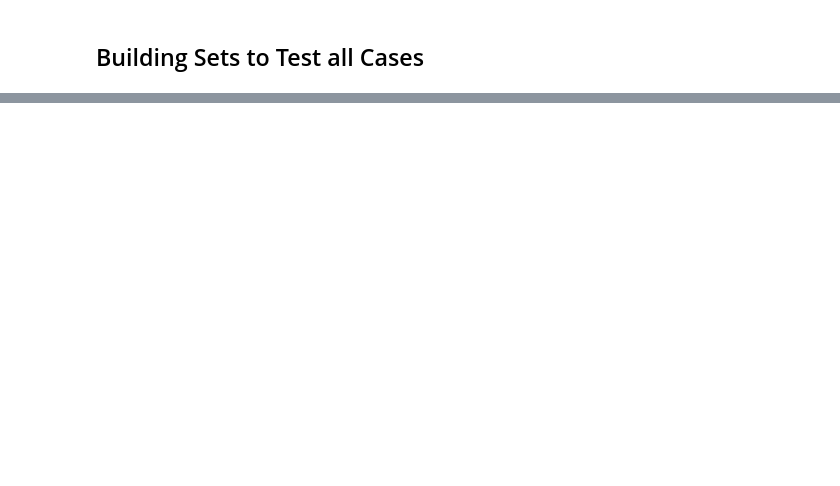
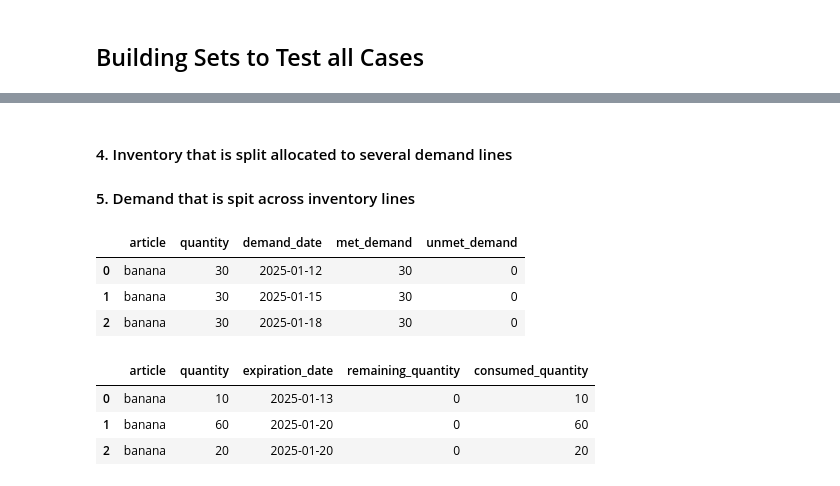
Before and after one commit to werderame/Moon, a Jupyter notebook: FEFO_Mastery/fefo_building_steps.ipynb, the cells around one changed output, grey strips where cells are left out. Drawn from its saved outputs; the diff is of its cells as text; code cells hidden in the pictures; blank space fills up the shorter version.

```diff
--- a/FEFO_Mastery/fefo_building_steps.ipynb
+++ b/FEFO_Mastery/fefo_building_steps.ipynb
@@ -377,0 +437,29 @@ fefo_calc_slo(random_demand, random_inventory) # 100K inventory and 50K demand l
+# %% [markdown]
+#### 4. Inventory that is split allocated to several demand lines
+#### 5. Demand that is spit across inventory lines
+# %%
+demand = [
+    {"article": "banana", "quantity": 30, "demand_date": "2025-01-12"},
+    {"article": "banana", "quantity": 30, "demand_date": "2025-01-15"},
+    {"article": "banana", "quantity": 30, "demand_date": "2025-01-18"}]
+inventory = [
+    {"article": "banana", "quantity": 10, "expiration_date": "2025-01-13"},
+    {"article": "banana", "quantity": 60, "expiration_date": "2025-01-20"},
+    {"article": "banana", "quantity": 20, "expiration_date": "2025-01-20"}]
+
+d, i = fefo_calc_opt(demand, inventory)
+display(d)
+display(i)
+
+# CHECK
+# This also worked: we expected that all demand would be met leaving zero inventory, regardless of
+# the lines of the two sets intermingling along the dynamic allocation process.
+# %% [output]
+|  | article | quantity | demand_date | met_demand | unmet_demand |
+| 0 | banana | 30 | 2025-01-12 | 30 | 0 |
+| 1 | banana | 30 | 2025-01-15 | 30 | 0 |
+| 2 | banana | 30 | 2025-01-18 | 30 | 0 |
+|  | article | quantity | expiration_date | remaining_quantity | consumed_quantity |
+| 0 | banana | 10 | 2025-01-13 | 0 | 10 |
+| 1 | banana | 60 | 2025-01-20 | 0 | 60 |
+| 2 | banana | 20 | 2025-01-20 | 0 | 20 |
```
Also changed, not shown: parts of 16 cells of this notebook, 1 other file.
